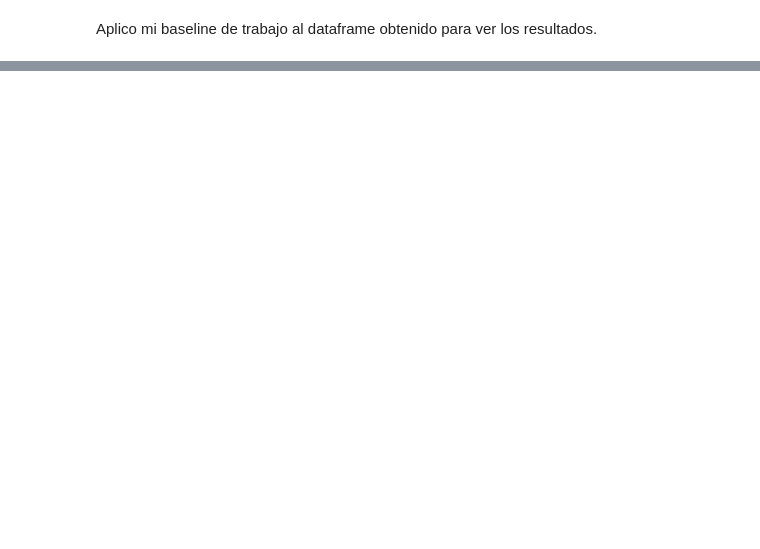
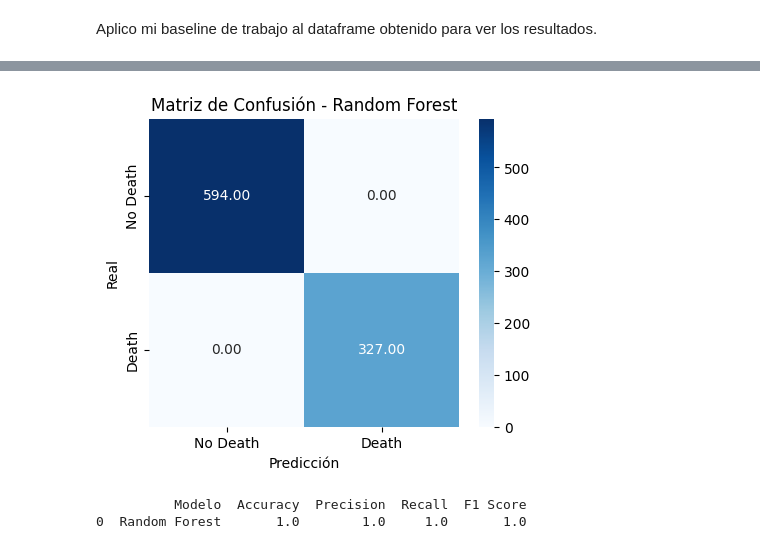
Before and after one commit to angelgvill/DS102024, a Jupyter notebook: 3-MachineLearning/2-Supervisado/Ejercicios/ejercicio_Kaggle2_setas.ipynb, the cells around one changed output, grey strips where cells are left out. Drawn from its saved outputs; the diff is of its cells as text; code cells hidden in the pictures; blank space fills up the shorter version.

```diff
--- a/3-MachineLearning/2-Supervisado/Ejercicios/ejercicio_Kaggle2_setas.ipynb
+++ b/3-MachineLearning/2-Supervisado/Ejercicios/ejercicio_Kaggle2_setas.ipynb
@@ -965,0 +787,2 @@ print(resultados)
+# %%
+df_final= ajuste_target(df_numeric2)
@@ -965,0 +797,4 @@ print(resultados)
+# %%
+correlaciones = df_reducido1.corr()["death"].abs().sort_values(ascending=False)
+top_features = correlaciones[correlaciones > 0.1].index  # Se pueden ajustar los valores
+df_reducido2 = df_reducido1[top_features]
@@ -965,0 +812,23 @@ print(resultados)
+# %%
+# Asegurar que no incluimos la variable objetivo en PCA
+X = df_reducido3.drop(columns=["death"])
+y = df_reducido3["death"]
+
+# Normalizar los datos antes de aplicar PCA
+scaler = StandardScaler()
+X_scaled = scaler.fit_transform(X)
+
+# Aplicar PCA
+pca = PCA(n_components=0.95)  # Mantener el 95% de la varianza
+X_pca = pca.fit_transform(X_scaled)
+
+# Convertir a DataFrame y conservar los índices originales
+df_pca = pd.DataFrame(X_pca, columns=[f"PC{i+1}" for i in range(X_pca.shape[1])], index=X.index)
+
+# Agregar la variable objetivo sin NaN
+df_pca["death"] = y
+
+# Mostrar el nuevo DataFrame reducido
+print(f"Dimensiones originales: {X.shape[1]}")
+print(f"Dimensiones después de PCA: {df_pca.shape[1] - 1}")  # -1 porque incluye "death"
+df_pca.head()
@@ -965,0 +899,20 @@ print(resultados)
+# %%
+# df es el DataFrame con los datos, donde 'death' es la columna objetivo
+df = df_pca
+
+X = df.drop(columns=["death"])
+y = df["death"]
+
+resultados = evaluar_random_forest(X, y)
+
+# Guardar el nombre manualmente
+nombre_df = "df_PCA"
+
+# Imprimir el nombre del conjunto de datos
+# print(f"Nombre del Conjunto de Datos: {nombre_df}")
+
+print(resultados)
+# %% [output]
+[figure, added]
+          Modelo  Accuracy  Precision  Recall  F1 Score
+0  Random Forest       1.0        1.0     1.0       1.0
```
Also changed, not shown: parts of 49 cells of this notebook, 1 other file.
